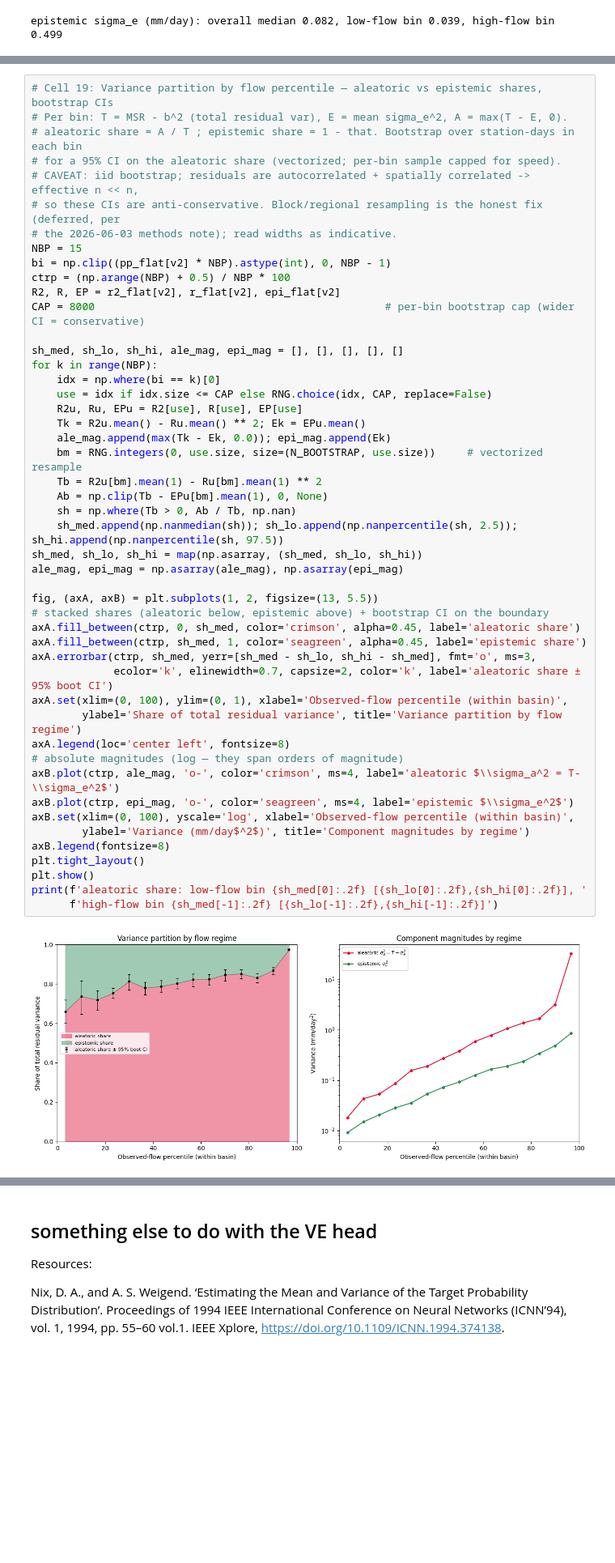
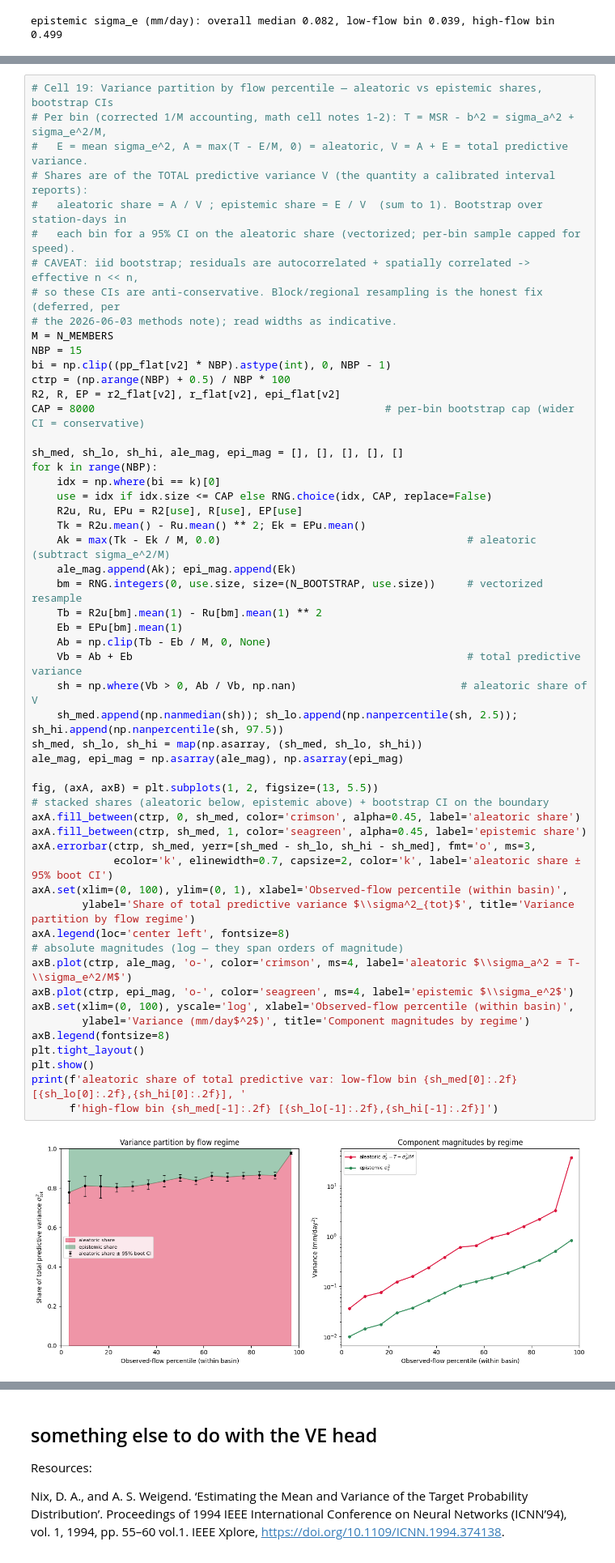
Before and after one commit to TWilson05/EA-LSTM-Streamflow, a Jupyter notebook: notebooks/EXP5_MVE_Analysis.ipynb, the cells around one changed output, grey strips where cells are left out. Shown at 81% size. Cells and saved outputs as stored; diff of their text form; blank space fills up the shorter version.

Commit message:
fixed math notation in pt1 for ensembling vs single mmodelling

```diff
--- a/notebooks/EXP5_MVE_Analysis.ipynb
+++ b/notebooks/EXP5_MVE_Analysis.ipynb
@@ -711,11 +723,14 @@ epistemic share of total residual var: low-flow 0.25, high-flow 0.02  (aleatoric
 # %%
 # Cell 19: Variance partition by flow percentile — aleatoric vs epistemic shares, bootstrap CIs
-# Per bin: T = MSR - b^2 (total residual var), E = mean sigma_e^2, A = max(T - E, 0).
-# aleatoric share = A / T ; epistemic share = 1 - that. Bootstrap over station-days in each bin
-# for a 95% CI on the aleatoric share (vectorized; per-bin sample capped for speed).
+# Per bin (corrected 1/M accounting, math cell notes 1-2): T = MSR - b^2 = sigma_a^2 + sigma_e^2/M,
+#   E = mean sigma_e^2, A = max(T - E/M, 0) = aleatoric, V = A + E = total predictive variance.
+# Shares are of the TOTAL predictive variance V (the quantity a calibrated interval reports):
+#   aleatoric share = A / V ; epistemic share = E / V  (sum to 1). Bootstrap over station-days in
+#   each bin for a 95% CI on the aleatoric share (vectorized; per-bin sample capped for speed).
 # CAVEAT: iid bootstrap; residuals are autocorrelated + spatially correlated -> effective n << n,
 # so these CIs are anti-conservative. Block/regional resampling is the honest fix (deferred, per
 # the 2026-06-03 methods note); read widths as indicative.
+M = N_MEMBERS
 NBP = 15
 bi = np.clip((pp_flat[v2] * NBP).astype(int), 0, NBP - 1)
 ctrp = (np.arange(NBP) + 0.5) / NBP * 100
@@ -724,37 +739,40 @@ CAP = 8000                                              # per-bin bootstrap cap
 
 sh_med, sh_lo, sh_hi, ale_mag, epi_mag = [], [], [], [], []
 for k in range(NBP):
     idx = np.where(bi == k)[0]
     use = idx if idx.size <= CAP else RNG.choice(idx, CAP, replace=False)
     R2u, Ru, EPu = R2[use], R[use], EP[use]
     Tk = R2u.mean() - Ru.mean() ** 2; Ek = EPu.mean()
-    ale_mag.append(max(Tk - Ek, 0.0)); epi_mag.append(Ek)
+    Ak = max(Tk - Ek / M, 0.0)                                       # aleatoric (subtract sigma_e^2/M)
+    ale_mag.append(Ak); epi_mag.append(Ek)
     bm = RNG.integers(0, use.size, size=(N_BOOTSTRAP, use.size))     # vectorized resample
     Tb = R2u[bm].mean(1) - Ru[bm].mean(1) ** 2
-    Ab = np.clip(Tb - EPu[bm].mean(1), 0, None)
-    sh = np.where(Tb > 0, Ab / Tb, np.nan)
+    Eb = EPu[bm].mean(1)
+    Ab = np.clip(Tb - Eb / M, 0, None)
+    Vb = Ab + Eb                                                     # total predictive variance
+    sh = np.where(Vb > 0, Ab / Vb, np.nan)                          # aleatoric share of V
     sh_med.append(np.nanmedian(sh)); sh_lo.append(np.nanpercentile(sh, 2.5)); sh_hi.append(np.nanpercentile(sh, 97.5))
 sh_med, sh_lo, sh_hi = map(np.asarray, (sh_med, sh_lo, sh_hi))
 ale_mag, epi_mag = np.asarray(ale_mag), np.asarray(epi_mag)
 
 fig, (axA, axB) = plt.subplots(1, 2, figsize=(13, 5.5))
 # stacked shares (aleatoric below, epistemic above) + bootstrap CI on the boundary
 axA.fill_between(ctrp, 0, sh_med, color='crimson', alpha=0.45, label='aleatoric share')
 axA.fill_between(ctrp, sh_med, 1, color='seagreen', alpha=0.45, label='epistemic share')
 axA.errorbar(ctrp, sh_med, yerr=[sh_med - sh_lo, sh_hi - sh_med], fmt='o', ms=3,
              ecolor='k', elinewidth=0.7, capsize=2, color='k', label='aleatoric share ± 95% boot CI')
 axA.set(xlim=(0, 100), ylim=(0, 1), xlabel='Observed-flow percentile (within basin)',
-        ylabel='Share of total residual variance', title='Variance partition by flow regime')
+        ylabel='Share of total predictive variance $\\sigma^2_{tot}$', title='Variance partition by flow regime')
 axA.legend(loc='center left', fontsize=8)
 # absolute magnitudes (log — they span orders of magnitude)
-axB.plot(ctrp, ale_mag, 'o-', color='crimson', ms=4, label='aleatoric $\\sigma_a^2 = T-\\sigma_e^2$')
+axB.plot(ctrp, ale_mag, 'o-', color='crimson', ms=4, label='aleatoric $\\sigma_a^2 = T-\\sigma_e^2/M$')
 axB.plot(ctrp, epi_mag, 'o-', color='seagreen', ms=4, label='epistemic $\\sigma_e^2$')
 axB.set(xlim=(0, 100), yscale='log', xlabel='Observed-flow percentile (within basin)',
         ylabel='Variance (mm/day$^2$)', title='Component magnitudes by regime')
 axB.legend(fontsize=8)
 plt.tight_layout()
 plt.show()
-print(f'aleatoric share: low-flow bin {sh_med[0]:.2f} [{sh_lo[0]:.2f},{sh_hi[0]:.2f}], '
+print(f'aleatoric share of total predictive var: low-flow bin {sh_med[0]:.2f} [{sh_lo[0]:.2f},{sh_hi[0]:.2f}], '
       f'high-flow bin {sh_med[-1]:.2f} [{sh_lo[-1]:.2f},{sh_hi[-1]:.2f}]')
 # %% [output]
-[figure, old version]
+[figure, new version]
```
Also changed, not shown: parts of 5 cells of this notebook.
